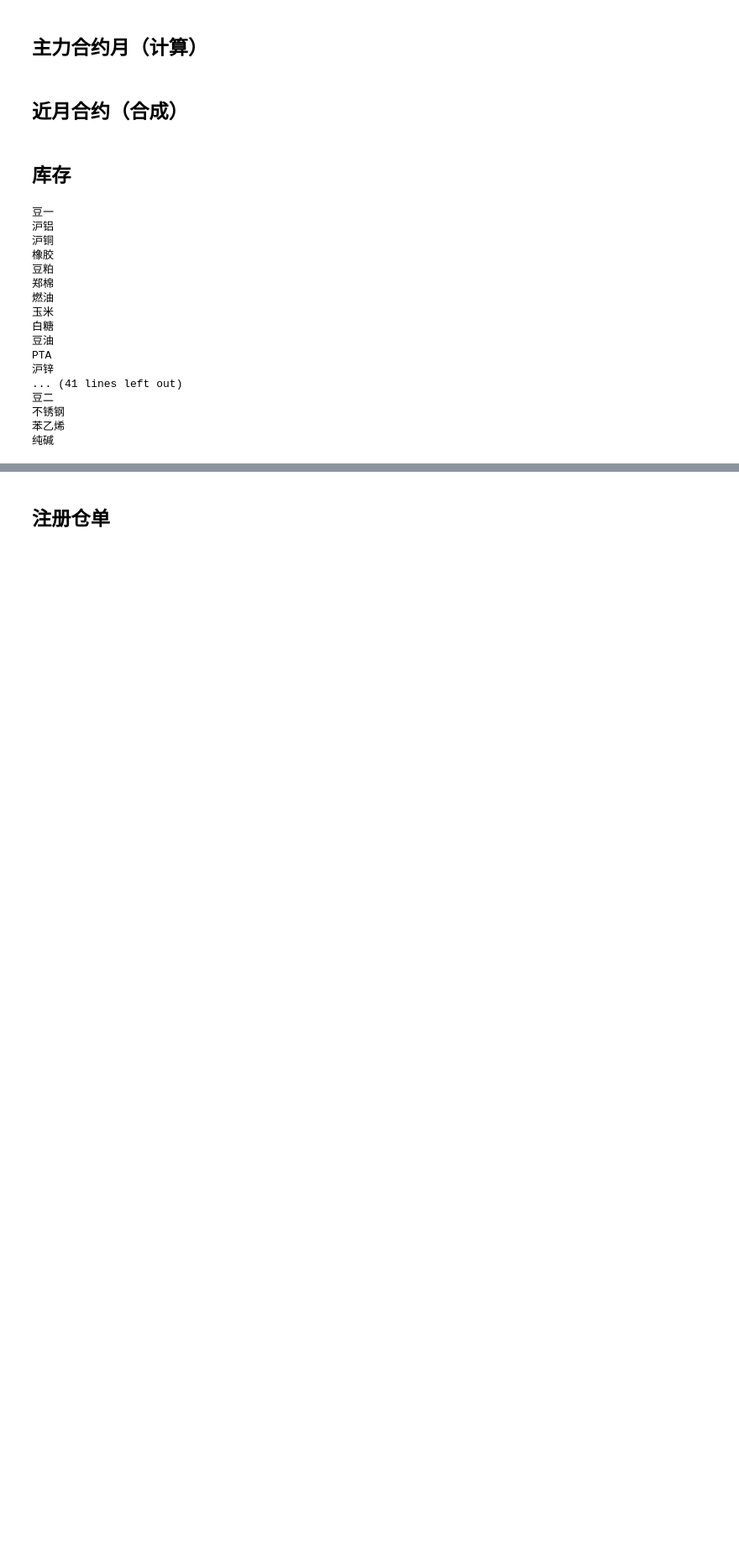
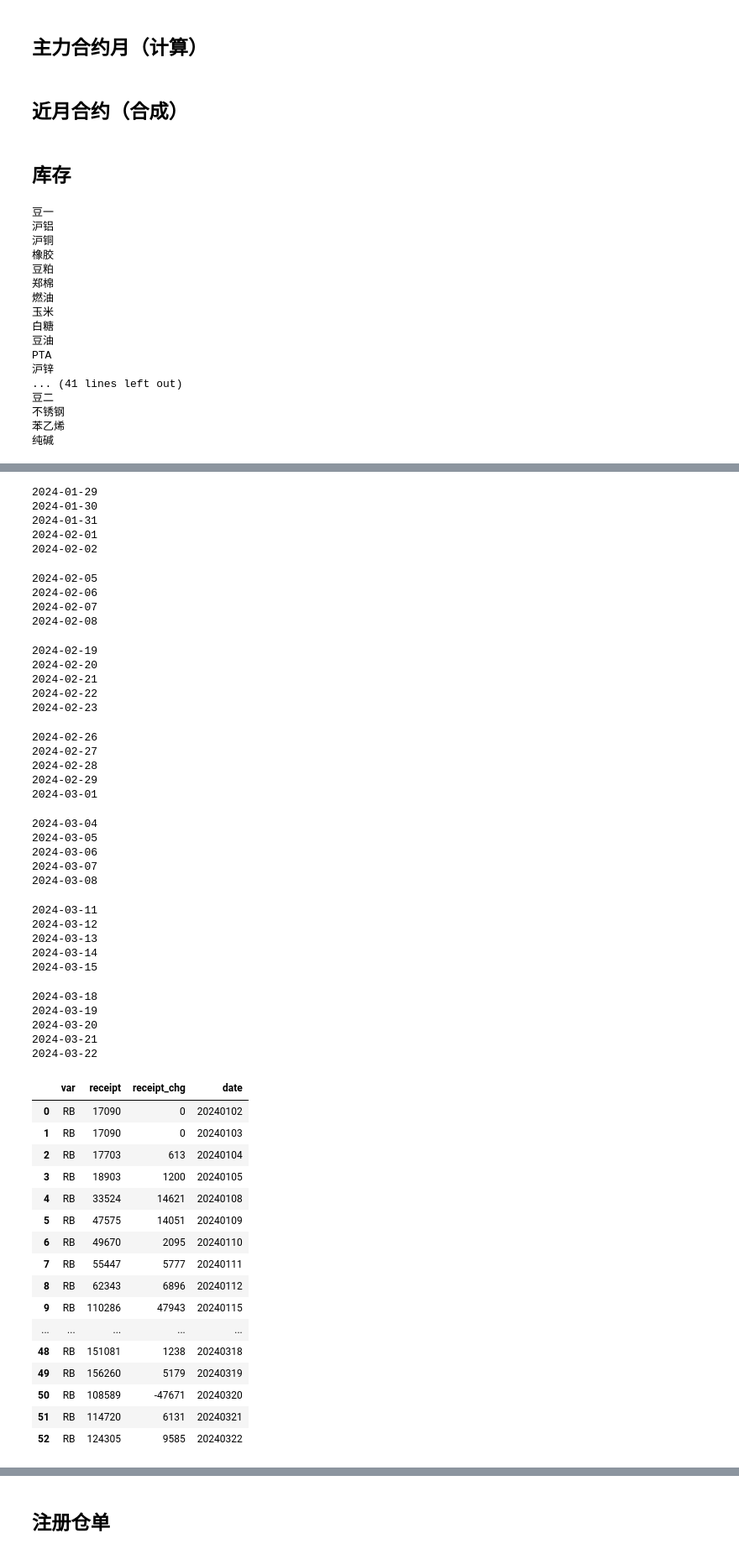
Before and after one commit to Howard-66/futures_nexus, a Jupyter notebook: download.ipynb, the cells around one changed output, grey strips where cells are left out. Shown at 84% size. Saved outputs shown, nothing was run; the diff lists cells and outputs as text; code cells hidden in the pictures; blank space fills up the shorter version.

```diff
--- a/download.ipynb
+++ b/download.ipynb
@@ -829,0 +862,4 @@ PTA
+# %%
+futures_receipt_df = ak.get_receipt(start_date="20240101", end_date="20240322", vars_list=["RB"])
+futures_receipt_df
+# %% [output]
@@ -829,0 +885,51 @@ PTA
+2024-01-29
+2024-01-30
+2024-01-31
+2024-02-01
+2024-02-02
+2024-02-05
+2024-02-06
+2024-02-07
+2024-02-08
+2024-02-19
+2024-02-20
+2024-02-21
+2024-02-22
+2024-02-23
+2024-02-26
+2024-02-27
+2024-02-28
+2024-02-29
+2024-03-01
+2024-03-04
+2024-03-05
+2024-03-06
+2024-03-07
+2024-03-08
+2024-03-11
+2024-03-12
+2024-03-13
+2024-03-14
+2024-03-15
+2024-03-18
+2024-03-19
+2024-03-20
+2024-03-21
+2024-03-22
+|  | var | receipt | receipt_chg | date |
+| 0 | RB | 17090 | 0 | 20240102 |
+| 1 | RB | 17090 | 0 | 20240103 |
+| 2 | RB | 17703 | 613 | 20240104 |
+| 3 | RB | 18903 | 1200 | 20240105 |
+| 4 | RB | 33524 | 14621 | 20240108 |
+| 5 | RB | 47575 | 14051 | 20240109 |
+| 6 | RB | 49670 | 2095 | 20240110 |
+| 7 | RB | 55447 | 5777 | 20240111 |
+| 8 | RB | 62343 | 6896 | 20240112 |
+| 9 | RB | 110286 | 47943 | 20240115 |
+| ... | ... | ... | ... | ... |
+| 48 | RB | 151081 | 1238 | 20240318 |
+| 49 | RB | 156260 | 5179 | 20240319 |
+| 50 | RB | 108589 | -47671 | 20240320 |
+| 51 | RB | 114720 | 6131 | 20240321 |
+| 52 | RB | 124305 | 9585 | 20240322 |
```
Also changed, not shown: parts of 14 cells of this notebook, 11 other files.
